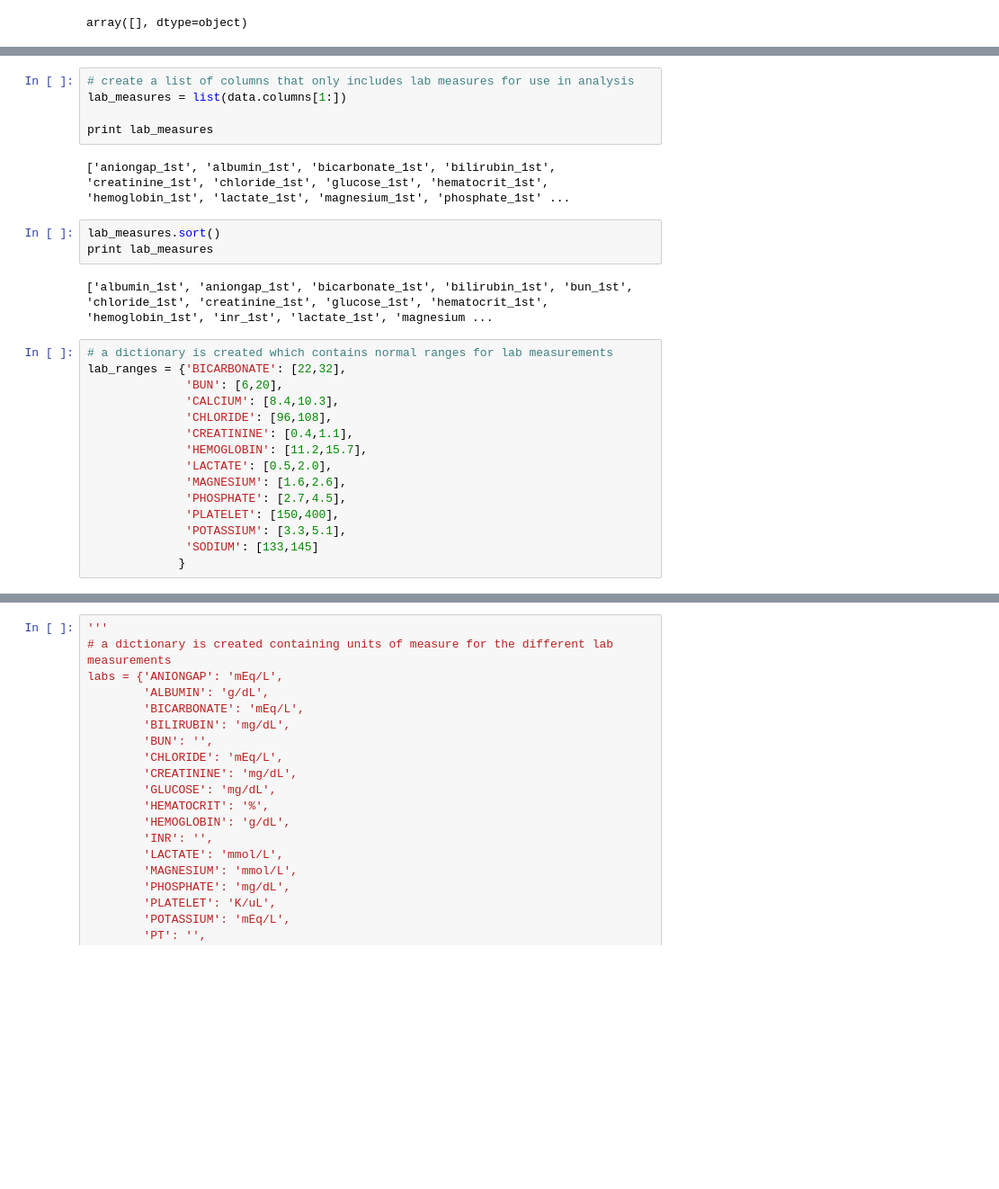
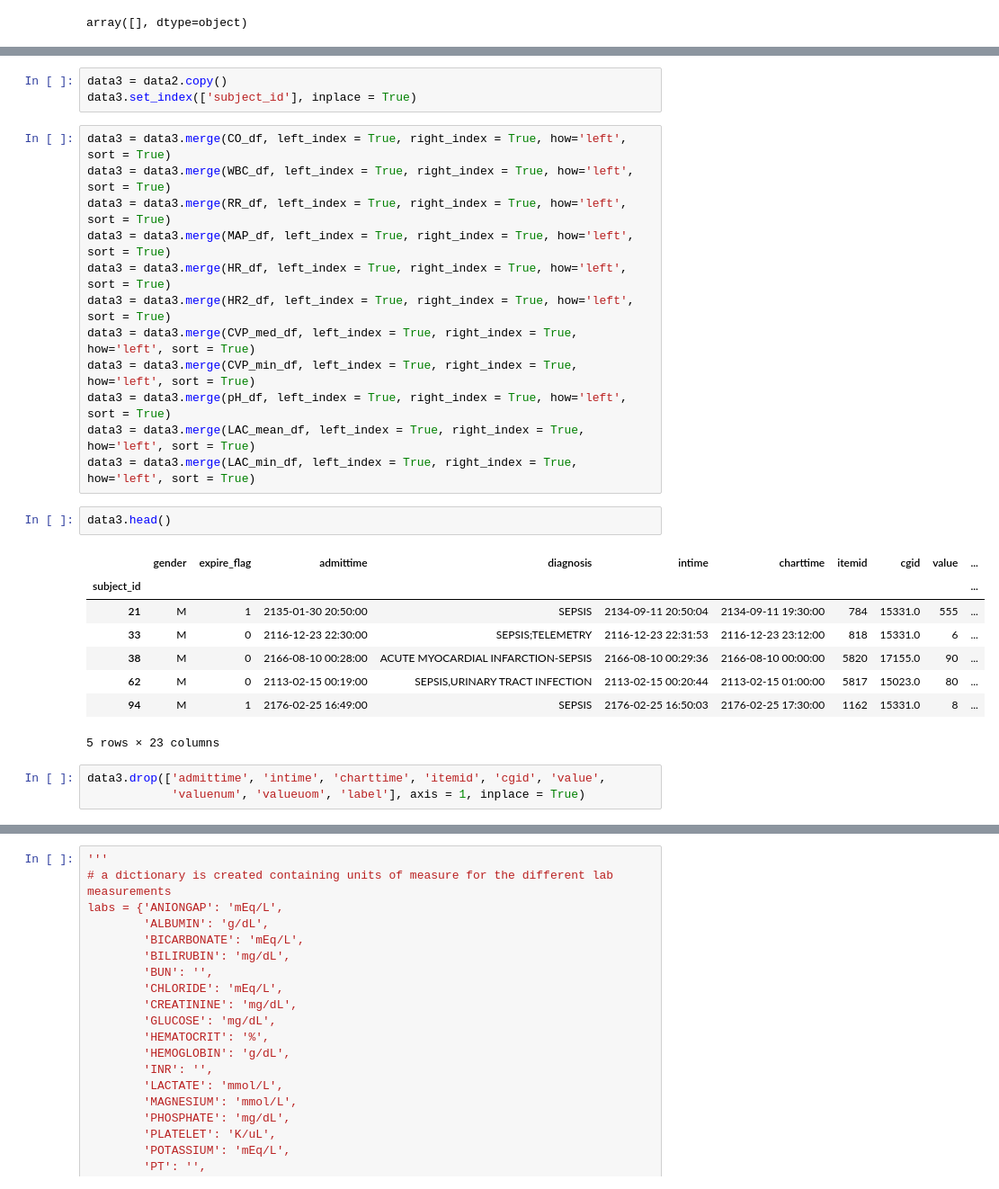
Before and after one commit to RJBeetel3/mimic3_analysis, a Jupyter notebook: SEPSIS_CHARTEVENTS_FIRST24.ipynb, the cells around one changed output, grey strips where cells are left out. Shown at 90% size. Drawn from its saved outputs; the diff is of its cells as text; blank space fills up the shorter version.

```diff
--- a/SEPSIS_CHARTEVENTS_FIRST24.ipynb
+++ b/SEPSIS_CHARTEVENTS_FIRST24.ipynb
@@ -174,27 +141,29 @@ data.head()
-# %%
-# create a list of columns that only includes lab measures for use in analysis
-lab_measures = list(data.columns[1:])
-
-print lab_measures
-# %% [output]
-['aniongap_1st', 'albumin_1st', 'bicarbonate_1st', 'bilirubin_1st', 'creatinine_1st', 'chloride_1st', 'glucose_1st', 'hematocrit_1st', 'hemoglobin_1st', 'lactate_1st', 'magnesium_1st', 'phosphate_1st' ...
-# %%
-lab_measures.sort()
-print lab_measures
-# %% [output]
-['albumin_1st', 'aniongap_1st', 'bicarbonate_1st', 'bilirubin_1st', 'bun_1st', 'chloride_1st', 'creatinine_1st', 'glucose_1st', 'hematocrit_1st', 'hemoglobin_1st', 'inr_1st', 'lactate_1st', 'magnesium ...
-# %%
-# a dictionary is created which contains normal ranges for lab measurements
-lab_ranges = {'BICARBONATE': [22,32],
-              'BUN': [6,20],
-              'CALCIUM': [8.4,10.3],
-              'CHLORIDE': [96,108],
-              'CREATININE': [0.4,1.1],
-              'HEMOGLOBIN': [11.2,15.7],
-              'LACTATE': [0.5,2.0],
-              'MAGNESIUM': [1.6,2.6],
-              'PHOSPHATE': [2.7,4.5],
-              'PLATELET': [150,400],
-              'POTASSIUM': [3.3,5.1],
-              'SODIUM': [133,145]
-             }
+# %%
+data3 = data2.copy()
+data3.set_index(['subject_id'], inplace = True)
+# %%
+data3 = data3.merge(CO_df, left_index = True, right_index = True, how='left', sort = True)
+data3 = data3.merge(WBC_df, left_index = True, right_index = True, how='left', sort = True)
+data3 = data3.merge(RR_df, left_index = True, right_index = True, how='left', sort = True)
+data3 = data3.merge(MAP_df, left_index = True, right_index = True, how='left', sort = True)
+data3 = data3.merge(HR_df, left_index = True, right_index = True, how='left', sort = True)
+data3 = data3.merge(HR2_df, left_index = True, right_index = True, how='left', sort = True)
+data3 = data3.merge(CVP_med_df, left_index = True, right_index = True, how='left', sort = True)
+data3 = data3.merge(CVP_min_df, left_index = True, right_index = True, how='left', sort = True)
+data3 = data3.merge(pH_df, left_index = True, right_index = True, how='left', sort = True)
+data3 = data3.merge(LAC_mean_df, left_index = True, right_index = True, how='left', sort = True)
+data3 = data3.merge(LAC_min_df, left_index = True, right_index = True, how='left', sort = True)
+# %%
+data3.head()
+# %% [output]
+|  | gender | expire_flag | admittime | diagnosis | intime | charttime | itemid | cgid | value | ... |
+| subject_id |  |  |  |  |  |  |  |  |  | ... |
+| 21 | M | 1 | 2135-01-30 20:50:00 | SEPSIS | 2134-09-11 20:50:04 | 2134-09-11 19:30:00 | 784 | 15331.0 | 555 | ... |
+| 33 | M | 0 | 2116-12-23 22:30:00 | SEPSIS;TELEMETRY | 2116-12-23 22:31:53 | 2116-12-23 23:12:00 | 818 | 15331.0 | 6 | ... |
+| 38 | M | 0 | 2166-08-10 00:28:00 | ACUTE MYOCARDIAL INFARCTION-SEPSIS | 2166-08-10 00:29:36 | 2166-08-10 00:00:00 | 5820 | 17155.0 | 90 | ... |
+| 62 | M | 0 | 2113-02-15 00:19:00 | SEPSIS,URINARY TRACT INFECTION | 2113-02-15 00:20:44 | 2113-02-15 01:00:00 | 5817 | 15023.0 | 80 | ... |
+| 94 | M | 1 | 2176-02-25 16:49:00 | SEPSIS | 2176-02-25 16:50:03 | 2176-02-25 17:30:00 | 1162 | 15331.0 | 8 | ... |
+5 rows × 23 columns
+# %%
+data3.drop(['admittime', 'intime', 'charttime', 'itemid', 'cgid', 'value',
+            'valuenum', 'valueuom', 'label'], axis = 1, inplace = True)
```
Also changed, not shown: parts of 19 cells of this notebook, 1 other file.
